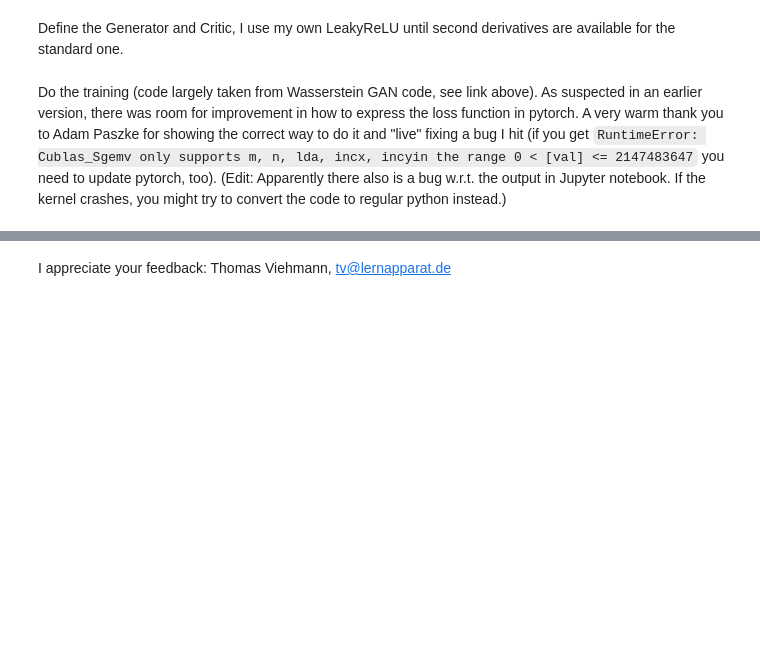
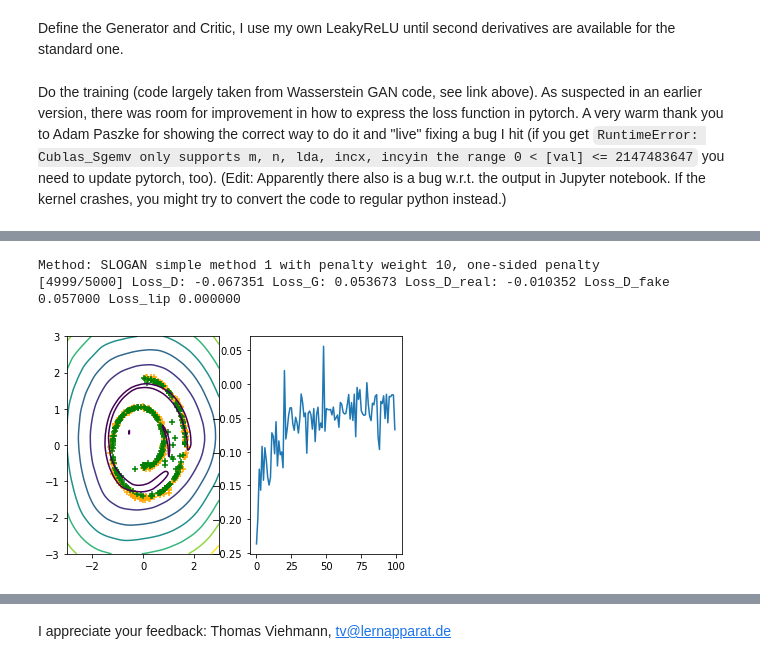
Before and after one commit to t-vi/pytorch-tvmisc, a Jupyter notebook: wasserstein-distance/Improved_Training_of_Wasserstein_GAN.ipynb, the cells around one changed output, grey strips where cells are left out. Drawn from its saved outputs; the diff is of its cells as text; code cells hidden in the pictures; blank space fills up the shorter version.

```diff
--- a/wasserstein-distance/Improved_Training_of_Wasserstein_GAN.ipynb
+++ b/wasserstein-distance/Improved_Training_of_Wasserstein_GAN.ipynb
@@ -80,30 +94,6 @@ torch.manual_seed(opt_manualSeed)
 cudnn.benchmark = True
 # %% [output]
 Random Seed:  15042017
-# %%
-# set up variables (torch administrativa)
-
-input = torch.FloatTensor(opt_batchSize, 2)
-input2 = torch.FloatTensor(opt_batchSize, 2)
-interp_alpha = torch.FloatTensor(opt_batchSize, 1)
-noise = torch.FloatTensor(opt_batchSize, 2)
-fixed_noise = torch.FloatTensor(opt_batchSize, 2).normal_(0, 1)
-pertubation = torch.FloatTensor(opt_batchSize,2)
-one = torch.FloatTensor([1])
-mone = one * -1
-
-if opt_cuda:
-    input = input.cuda()
-    input2 = input2.cuda()
-    interp_alpha = interp_alpha.cuda()
-    one, mone = one.cuda(), mone.cuda()
-    noise, fixed_noise = noise.cuda(), fixed_noise.cuda()
-    pertubation = pertubation.cuda()
-
-input = Variable(input, requires_grad=(lipschitz_constraint==6))
-input2 = Variable(input2)
-noise = Variable(noise)
-fixed_noise = Variable(fixed_noise)
 # %%
 # Dataset generator largely form Improved Training of Wasserstein GAN code (see link above)
 def inf_train_gen(DATASET='8gaussians', BATCH_SIZE=opt_batchSize):
@@ -181,7 +171,7 @@ class ImageGenerator:
     points = points.reshape((-1,2))
     points = Variable(torch.from_numpy(points).cuda())
 
-    noise = torch.FloatTensor().resize_(batch_size, 2)
+    noise = torch.FloatTensor().resize_(opt_batchSize, 2)
     noise.normal_(0, 1)
     noise = Variable(noise.cuda())
 
@@ -412,0 +433,6 @@ Method: 6 with penalty weight 10.0
+# %%
+run_experiment(lipschitz_constraint=1, onesided=True, penalty_weight=10)
+# %% [output]
+Method: SLOGAN simple method 1 with penalty weight 10, one-sided penalty
+[4999/5000] Loss_D: -0.067351 Loss_G: 0.053673 Loss_D_real: -0.010352 Loss_D_fake 0.057000 Loss_lip 0.000000
+[figure, added]
```
Also changed, not shown: parts of 8 cells of this notebook.
